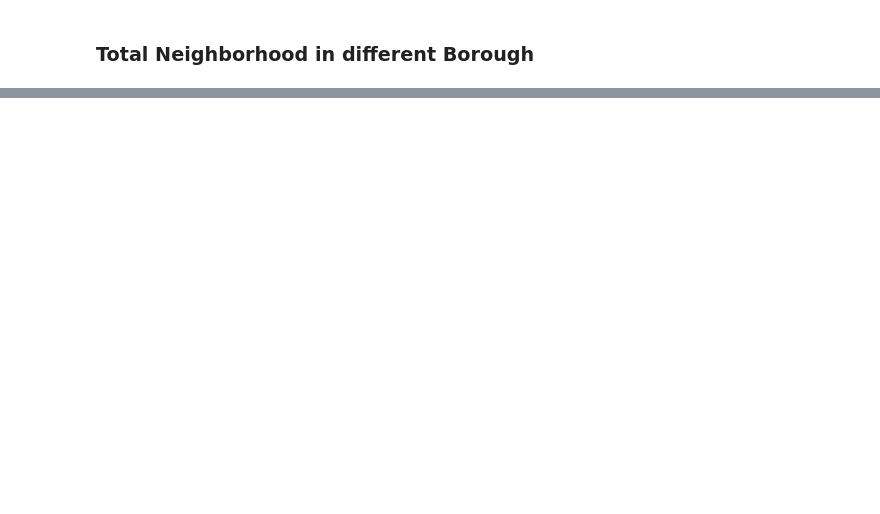
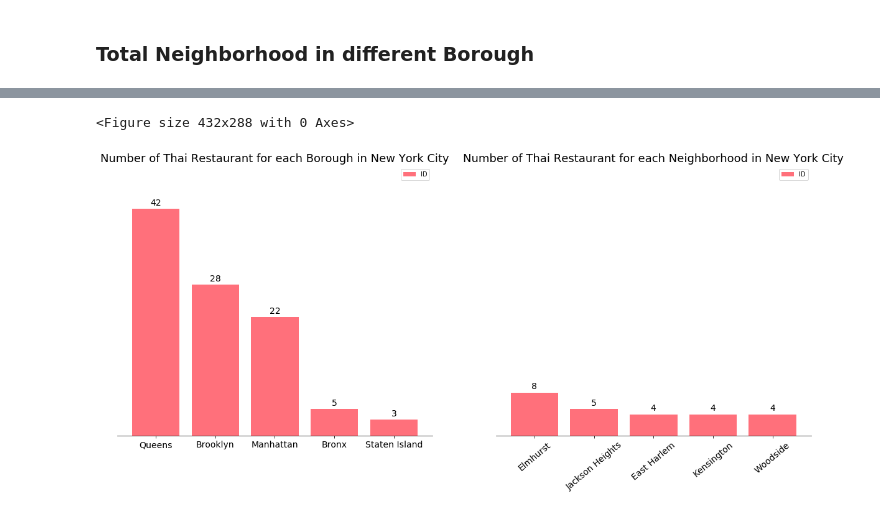
Before and after one commit to touchaee/Coursera_Capstone, a Jupyter notebook: Capstone - where to open a Thai restaurant in Newyork.ipynb, the cells around one changed output, grey strips where cells are left out. Saved outputs shown, nothing was run; the diff lists cells and outputs as text; code cells hidden in the pictures; blank space fills up the shorter version.

```diff
--- a/Capstone - where to open a Thai restaurant in Newyork.ipynb
+++ b/Capstone - where to open a Thai restaurant in Newyork.ipynb
@@ -168,0 +322,2 @@ We see that Queens has highest number of neighborhoods
+# %%
+Thai_rest_ny = pd.read_csv('thai_rest_ny.csv', index_col = 0)
@@ -168,0 +339,3 @@ We see that Queens has highest number of neighborhoods
+# %%
+Thai_rest_ny.drop_duplicates(subset = ['ID'], inplace = True)
+Thai_rest_ny.reset_index(inplace = True, drop = True)
@@ -168,0 +357,74 @@ We see that Queens has highest number of neighborhoods
+# %%
+df_count_res_borough = Thai_rest_ny.groupby('Borough').count()['ID'].sort_values(ascending = False).to_frame()
+# %%
+df_count_res_neighborhood = Thai_rest_ny.groupby('Neighborhood').count()['ID'].sort_values(ascending = False)[0:5].to_frame()
+# %%
+#set ax parameters
+figsize = (20, 8)
+width = 0.8
+title = "Number of Thai Restaurant for each Borough in New York City"
+
+plt.clf()
+fig, axes = plt.subplots(nrows=1, ncols=2)
+
+#Plot Borough
+#Create ax
+ax = df_count_res_borough.plot(kind = 'bar', figsize = figsize, width = width, color = '#FF707B', rot = 0, ax = axes[0])
+ax.set_ylim(0, 50)
+
+#Text Decoration
+ax.set_title(title, fontdict = {'fontsize': 18})
+ax.set_xticklabels(df_count_res_borough.index, fontdict = {'fontsize': 14})
+ax.set_xlabel("")
+
+#Borderless
+ax.set_yticklabels("")
+ax.get_yaxis().set_visible(False)
+ax.spines['top'].set_visible(False)
+ax.spines['right'].set_visible(False)
+ax.spines['left'].set_visible(False)
+
+for p in ax.patches:
+    ax.annotate(
+        "{}".format(p.get_height()),
+        (p.get_x()+p.get_width()/2., p.get_height()),
+        ha='center',
+        va='center',
+        xytext=(0, 10),
+        textcoords='offset points',
+        fontsize = 14
+    )
+
+#Plot Neighborhood
+title = "Number of Thai Restaurant for each Neighborhood in New York City"
+#Create ax
+ax = df_count_res_neighborhood.plot(kind = 'bar', figsize = figsize, width = width, color = '#FF707B', rot = 40, ax = axes[1])
+ax.set_ylim(0, 50)
+
+#Text Decoration
+ax.set_title(title, fontdict = {'fontsize': 18})
+ax.set_xticklabels(df_count_res_neighborhood.index, fontdict = {'fontsize': 14})
+ax.set_xlabel("")
+
+#Borderless
+ax.set_yticklabels("")
+ax.get_yaxis().set_visible(False)
+ax.spines['top'].set_visible(False)
+ax.spines['right'].set_visible(False)
+ax.spines['left'].set_visible(False)
+
+for p in ax.patches:
+    ax.annotate(
+        "{}".format(p.get_height()),
+        (p.get_x()+p.get_width()/2., p.get_height()),
+        ha='center',
+        va='center',
+        xytext=(0, 10),
+        textcoords='offset points',
+        fontsize = 14
+    )
+
+plt.show()
+# %% [output]
+<Figure size 432x288 with 0 Axes>
+[figure, added]
```
Also changed, not shown: parts of 22 cells of this notebook, 1 other file.
